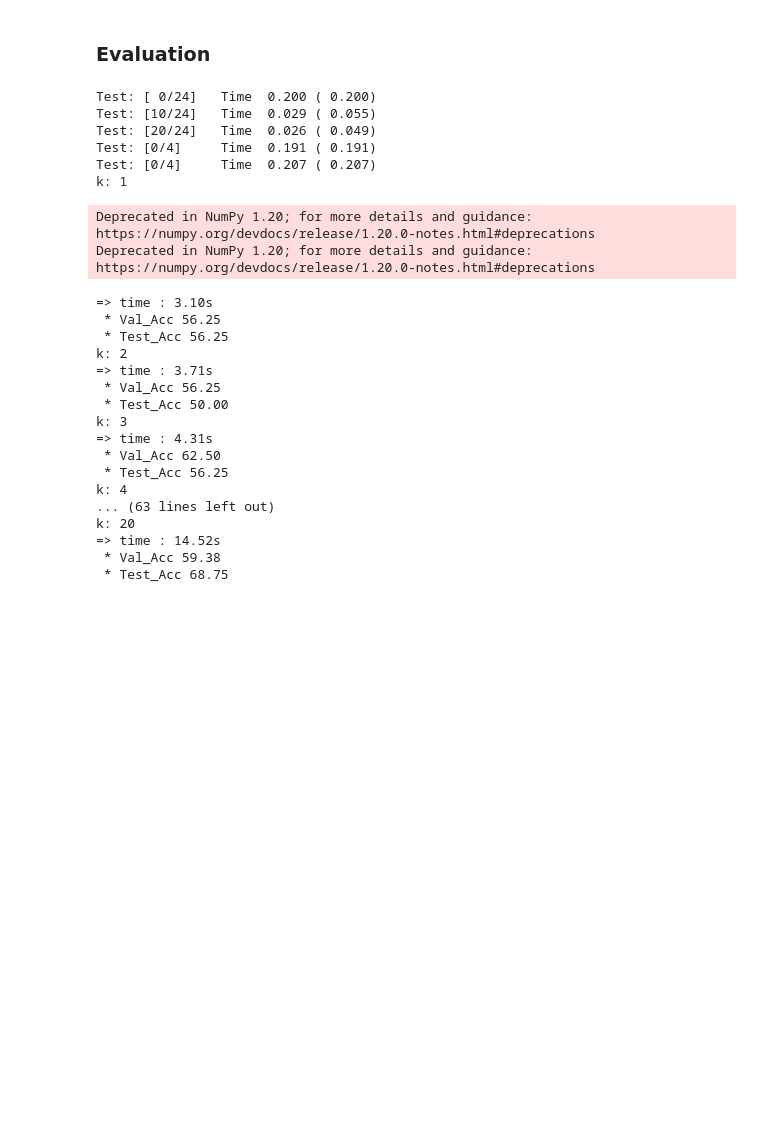
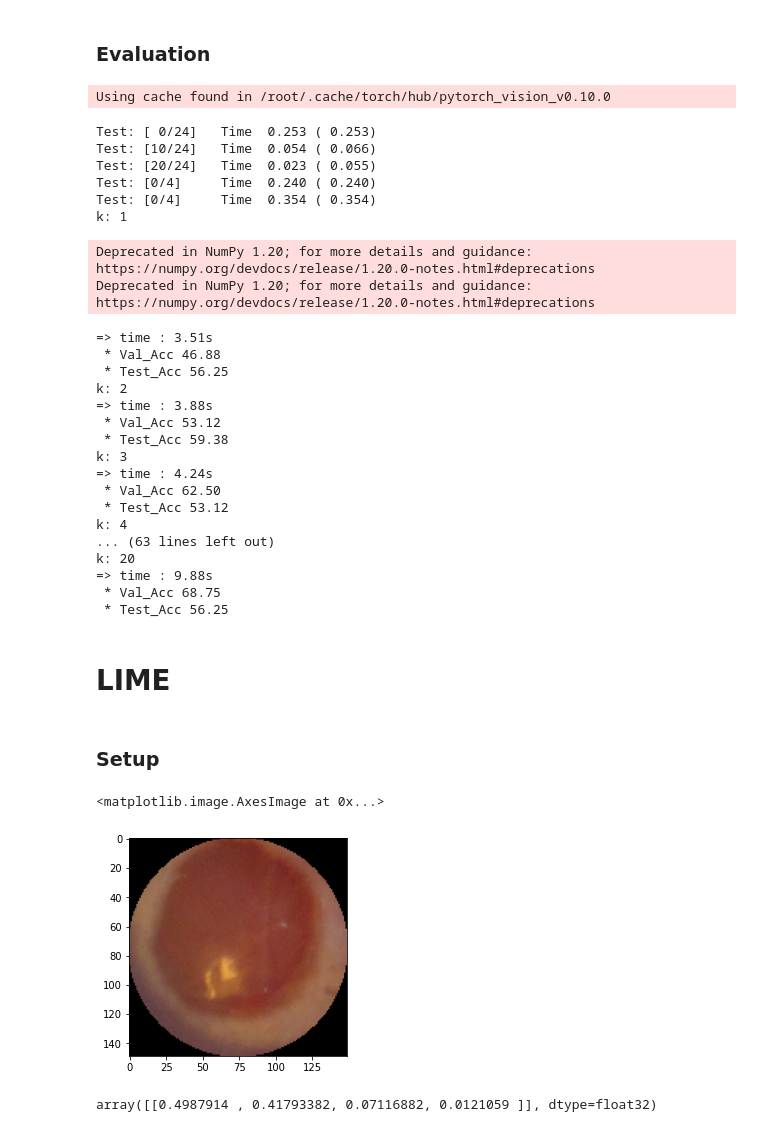
Before and after one commit to gopojiman/Explainable_Wound_Classification, a Jupyter notebook: CMSF-KM tests.ipynb, the cells around one changed output. Drawn from its saved outputs; the diff is of its cells as text; code cells hidden in the pictures; blank space fills up the shorter version.

```diff
--- a/CMSF-KM tests.ipynb
+++ b/CMSF-KM tests.ipynb
@@ -1649,7 +1704,7 @@ def main_worker(arch, output_dim, data_path, wts_path, output_path, batch_size,
 # %% [markdown]
 ### Evaluation
 # %%
-main_worker(arch='resnet',
+main_worker(arch='healnet',
             output_dim=16,
             data_path=root_path + 'Split_images',
             wts_path=root_path + 'outputs/' + train_folder_name + 'ckpt_epoch_' + epoch + '.pth',
@@ -1659,28 +1714,33 @@ main_worker(arch='resnet',
             num_workers=2,
             print_freq=10)
 # %% [output]
-Test: [ 0/24]   Time  0.200 ( 0.200)
-Test: [10/24]   Time  0.029 ( 0.055)
-Test: [20/24]   Time  0.026 ( 0.049)
-Test: [0/4]     Time  0.191 ( 0.191)
-Test: [0/4]     Time  0.207 ( 0.207)
-k: 1
+Using cache found in /root/.cache/torch/hub/pytorch_vision_v0.10.0
-Deprecated in NumPy 1.20; for more details and guidance: https://numpy.org/devdocs/release/1.20.0-notes.html#deprecations
-Deprecated in NumPy 1.20; for more details and guidance: https://numpy.org/devdocs/release/1.20.0-notes.html#deprecations
+Test: [ 0/24]   Time  0.253 ( 0.253)
+Test: [10/24]   Time  0.054 ( 0.066)
+Test: [20/24]   Time  0.023 ( 0.055)
+Test: [0/4]     Time  0.240 ( 0.240)
+Test: [0/4]     Time  0.354 ( 0.354)
+k: 1
-=> time : 3.10s
- * Val_Acc 56.25
- * Test_Acc 56.25
-k: 2
-=> time : 3.71s
- * Val_Acc 56.25
- * Test_Acc 50.00
-k: 3
-=> time : 4.31s
- * Val_Acc 62.50
- * Test_Acc 56.25
-k: 4
-... (63 lines left out)
-k: 20
-=> time : 14.52s
- * Val_Acc 59.38
- * Test_Acc 68.75
+Deprecated in NumPy 1.20; for more details and guidance: https://numpy.org/devdocs/release/1.20.0-notes.html#deprecations
+Deprecated in NumPy 1.20; for more details and guidance: https://numpy.org/devdocs/release/1.20.0-notes.html#deprecations
+=> time : 3.51s
+ * Val_Acc 46.88
+ * Test_Acc 56.25
+k: 2
+=> time : 3.88s
+ * Val_Acc 53.12
+ * Test_Acc 59.38
+k: 3
+=> time : 4.24s
+ * Val_Acc 62.50
+ * Test_Acc 53.12
+k: 4
+... (63 lines left out)
+k: 20
+=> time : 9.88s
+ * Val_Acc 68.75
+ * Test_Acc 56.25
+# %% [markdown]
+# LIME
+# %% [markdown]
+### Setup
@@ -1686,0 +1749,11 @@ k: 20
+# %%
+def get_image(path):
+    with open(os.path.abspath(path), 'rb') as f:
+        with Image.open(f) as img:
+            return img.convert('RGB')
+
+img = get_image(root_path + 'Circle_Cropped_images/Day 0_A8-1-R.png')
+plt.imshow(img)
+# %% [output]
+<matplotlib.image.AxesImage at 0x...>
+[figure, added]
@@ -1686,0 +1781,10 @@ k: 20
+# %%
+img_t = get_input_tensors(img)
+backbone.eval()
+linear.eval()
+probs = None
+with torch.no_grad():
+    probs = linear(backbone(img_t)).softmax(dim=1).cpu().numpy()
+probs
+# %% [output]
+array([[0.4987914 , 0.41793382, 0.07116882, 0.0121059 ]], dtype=float32)
```
Also changed, not shown: parts of 61 cells of this notebook, 12 other files.
